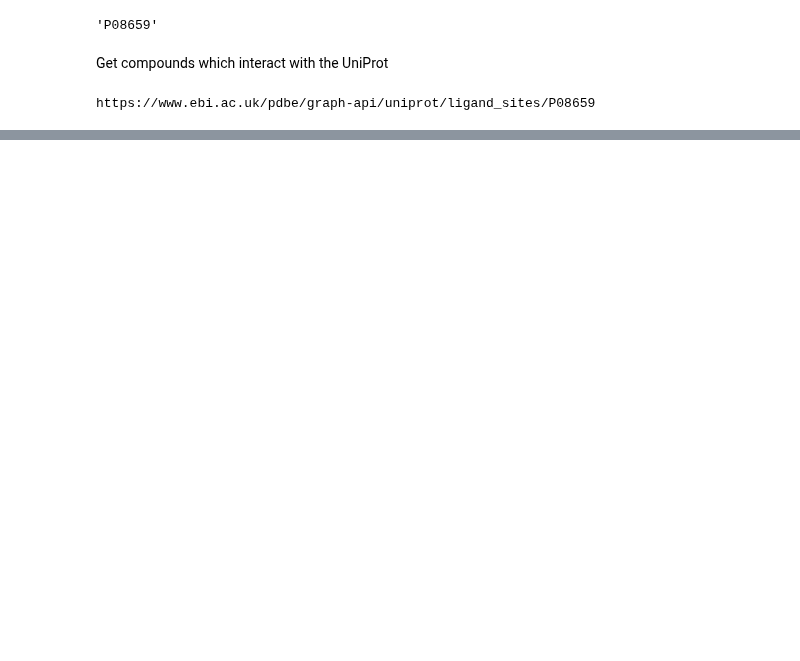
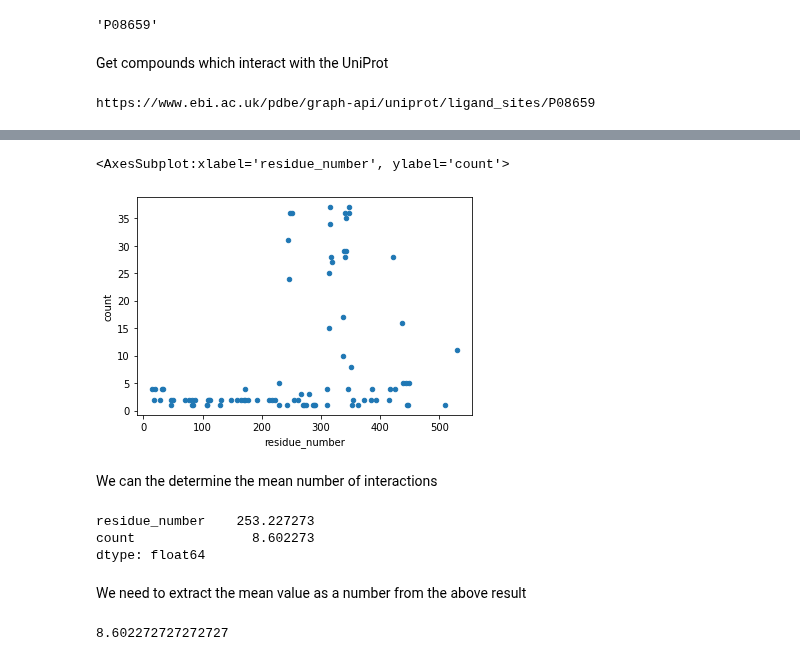
Before and after one commit to PDBeurope/pdbe-api-training, a Jupyter notebook: summer_school_2020/section3 - more information about UniProts.ipynb, the cells around one changed output, grey strips where cells are left out. Drawn from its saved outputs; the diff is of its cells as text; code cells hidden in the pictures; blank space fills up the shorter version.

```diff
--- a/summer_school_2020/section3 - more information about UniProts.ipynb
+++ b/summer_school_2020/section3 - more information about UniProts.ipynb
@@ -82,0 +121,21 @@ df2.head()
+# %%
+df4.plot.scatter(x='residue_number', y='count')
+# %% [output]
+<AxesSubplot:xlabel='residue_number', ylabel='count'>
+[figure, added]
+# %% [markdown]
+We can the determine the mean number of interactions
+# %%
+mean = df4.mean()
+mean
+# %% [output]
+residue_number    253.227273
+count               8.602273
+dtype: float64
+# %% [markdown]
+We need to extract the mean value as a number from the above result
+# %%
+mean_value = float(mean.values[1])
+mean_value
+# %% [output]
+8.602272727272727
```
Also changed, not shown: parts of 25 cells of this notebook, 1 other file.
